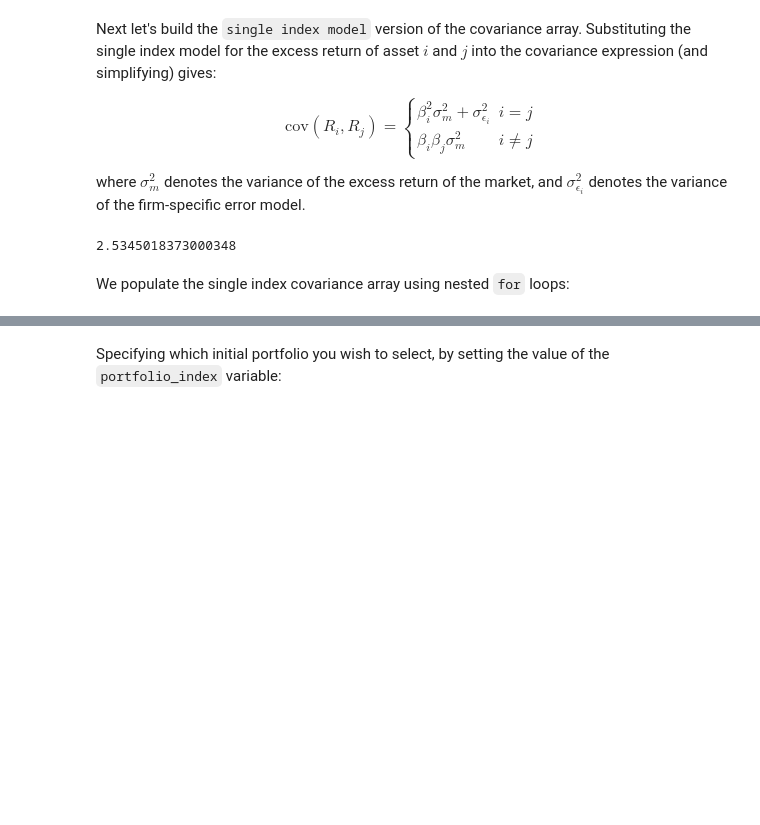
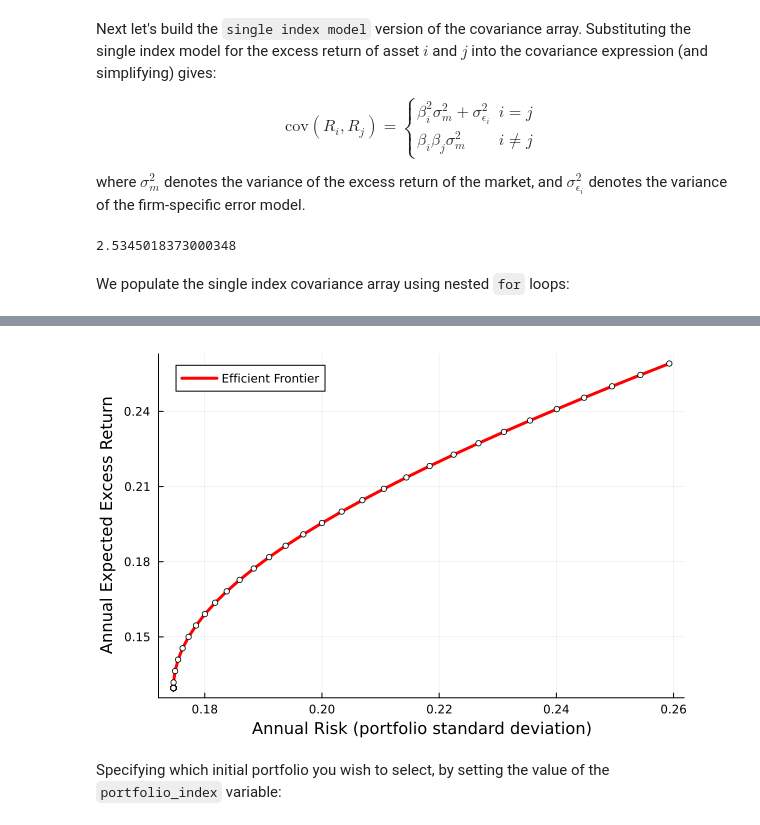
Before and after one commit to af626/CHEME5760-AF626-FinaProject, a Jupyter notebook: main_af626.ipynb, the cells around one changed output, grey strips where cells are left out. Cells and saved outputs as stored; diff of their text form; code cells hidden in the pictures; blank space fills up the shorter version.

```diff
--- a/main_af626.ipynb
+++ b/main_af626.ipynb
@@ -150,3 +384,14 @@ efficient_frontier = load(joinpath(_PATH_TO_DATA,
+# %%
+dataset = efficient_frontier
+p = plot();
+plot!(dataset[:,:risk], dataset[:,:expected_excess_return], lw=3, label="Efficient Frontier", c=:red)
+scatter!(dataset[:,:risk], dataset[:,:expected_excess_return], label="", c=:white, mec=:red, ms=3)
+xlabel!("Annual Risk (portfolio standard deviation)", fontsize=18);
+ylabel!("Annual Expected Excess Return", fontsize=18);
+# %%
+p
+# %% [output]
+[figure, added]
 # %% [markdown]
 Specifying which initial portfolio you wish to select, by setting the value of the `portfolio_index` variable:
 # %%
```
Also changed, not shown: parts of 37 cells of this notebook, 5 other files.
